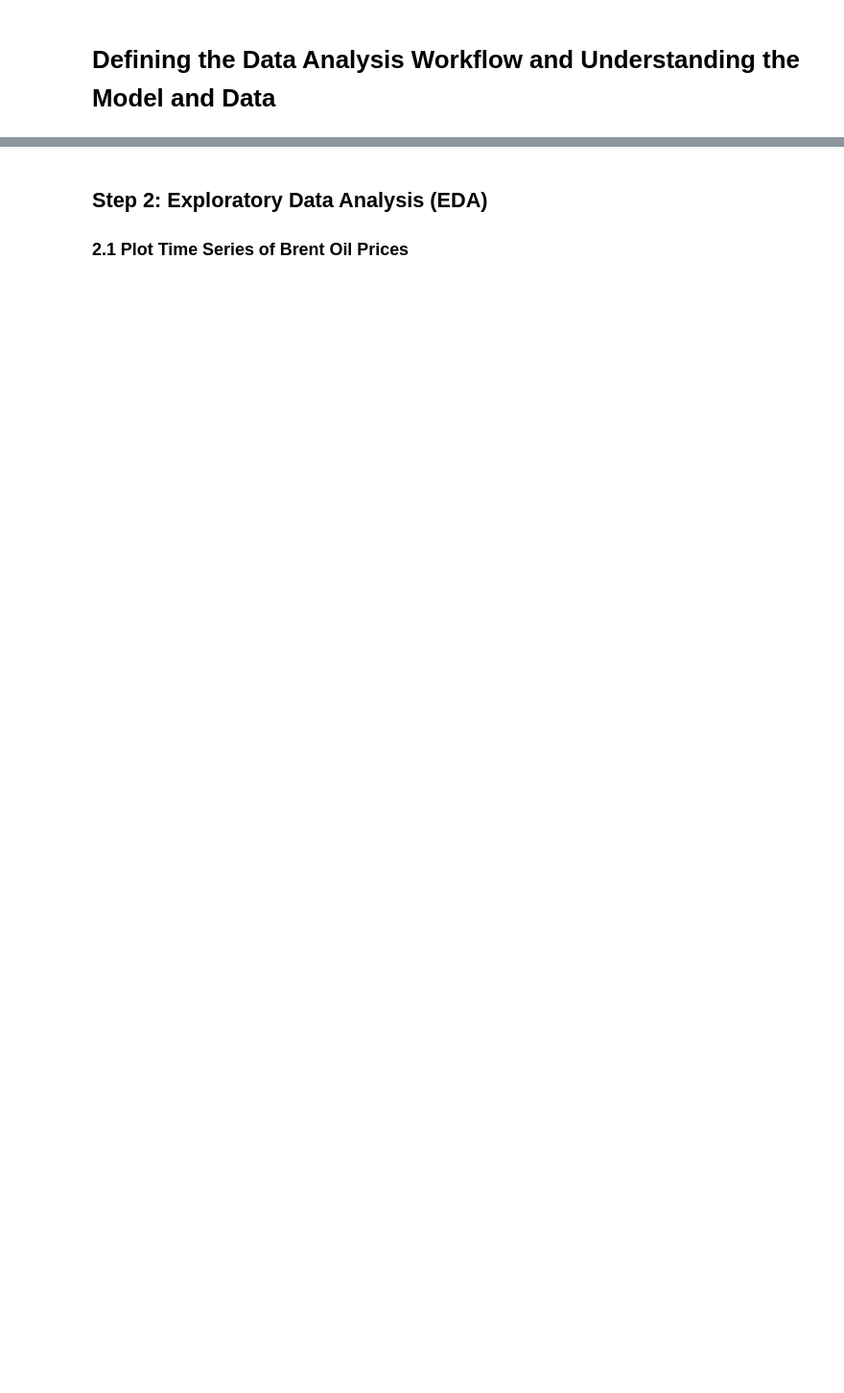
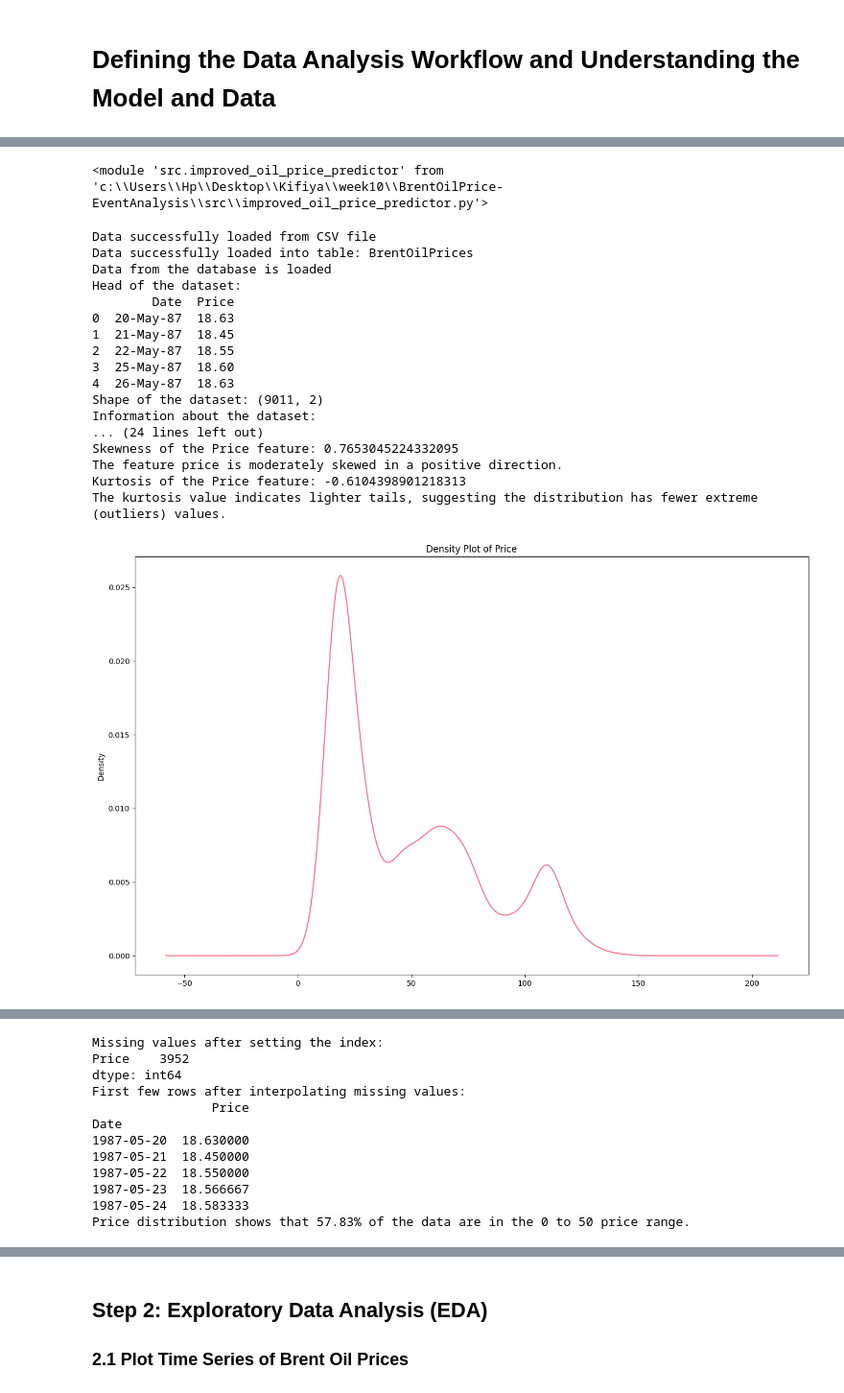
Before and after one commit to ClintonBeyene/BrentOilPrice-EventAnalysis, a Jupyter notebook: notebooks/01-EDA.ipynb, the cells around one changed output, grey strips where cells are left out. Shown at 96% size. Drawn from its saved outputs; the diff is of its cells as text; code cells hidden in the pictures; blank space fills up the shorter version.

```diff
--- a/notebooks/01-EDA.ipynb
+++ b/notebooks/01-EDA.ipynb
@@ -128,0 +23,10 @@ sns.boxplot(x='Price', data=df)
+# %%
+# Reload the module
+importlib.reload(data_handling)
+importlib.reload(oil_price_analyzer)
+importlib.reload(oil_price_visualizer)
+importlib.reload(world_bank_data_fetecher)
+importlib.reload(holistic_oil_price_analyzer)
+importlib.reload(improved_oil_price_predictor)
+# %% [output]
+<module 'src.improved_oil_price_predictor' from 'c:\\Users\\Hp\\Desktop\\Kifiya\\week10\\BrentOilPrice-EventAnalysis\\src\\improved_oil_price_predictor.py'>
@@ -128,0 +36,26 @@ sns.boxplot(x='Price', data=df)
+# %%
+# Initialize the DataHandler
+handler = DataHandler('../data/Copy of BrentOilPrices.csv')
+# %%
+# Load and prepare the data
+handler.load_and_prepare_data()
+handler.perform_eda()
+# %% [output]
+Data successfully loaded from CSV file
+Data successfully loaded into table: BrentOilPrices
+Data from the database is loaded
+Head of the dataset:
+        Date  Price
+0  20-May-87  18.63
+1  21-May-87  18.45
+2  22-May-87  18.55
+3  25-May-87  18.60
+4  26-May-87  18.63
+Shape of the dataset: (9011, 2)
+Information about the dataset:
+... (24 lines left out)
+Skewness of the Price feature: 0.7653045224332095
+The feature price is moderately skewed in a positive direction.
+Kurtosis of the Price feature: -0.6104398901218313
+The kurtosis value indicates lighter tails, suggesting the distribution has fewer extreme (outliers) values.
+[figure, added]
@@ -128,0 +63,12 @@ sns.boxplot(x='Price', data=df)
+Missing values after setting the index:
+Price    3952
+dtype: int64
+First few rows after interpolating missing values:
+                Price
+Date
+1987-05-20  18.630000
+1987-05-21  18.450000
+1987-05-22  18.550000
+1987-05-23  18.566667
+1987-05-24  18.583333
+Price distribution shows that 57.83% of the data are in the 0 to 50 price range.
```
Also changed, not shown: parts of 79 cells of this notebook, 2 other files.
